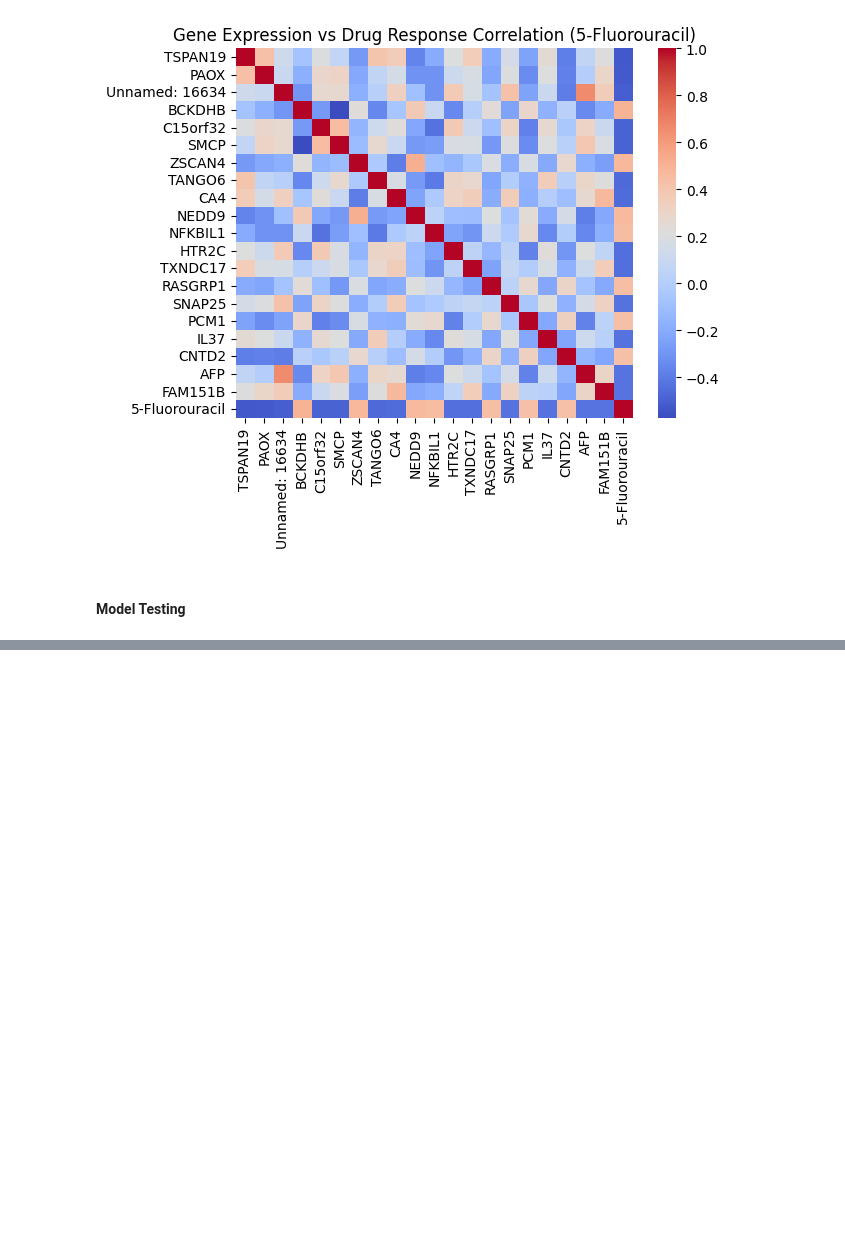
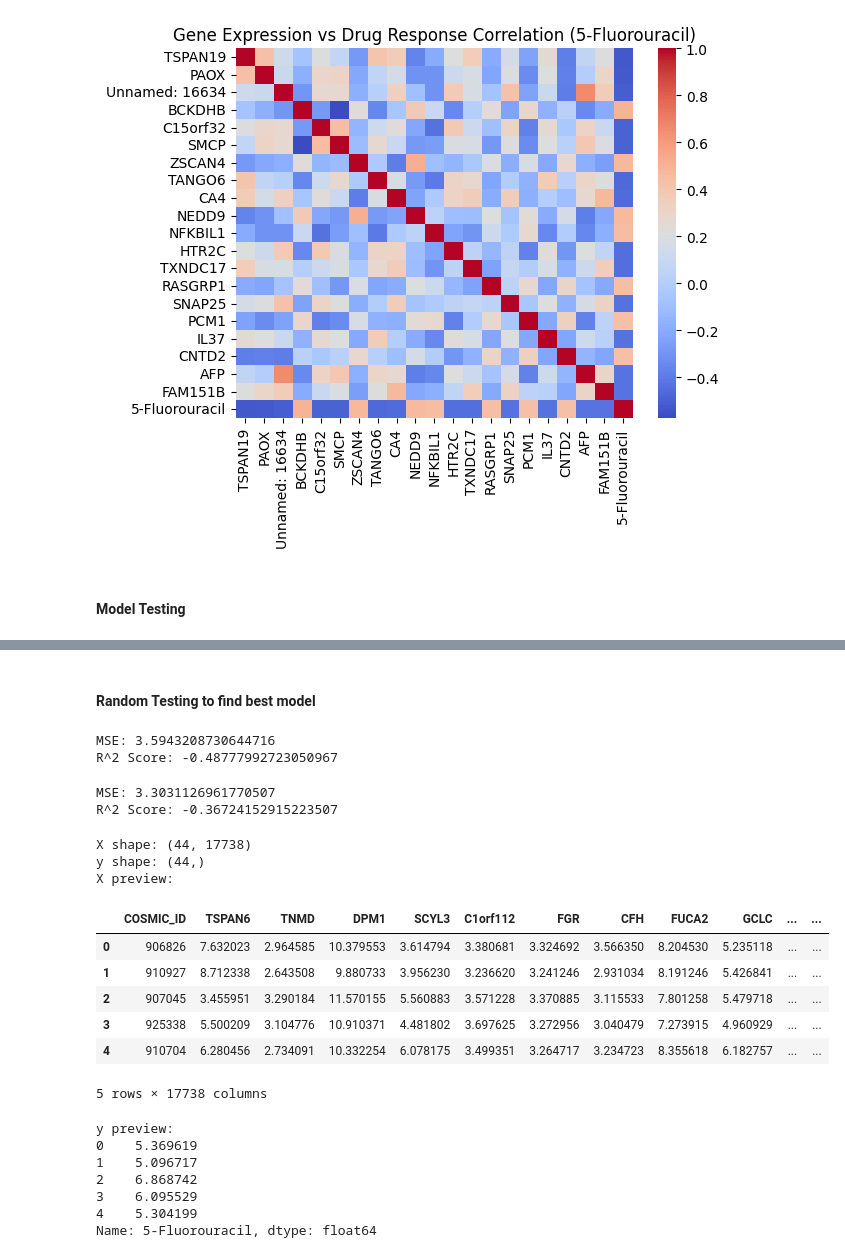
Before and after one commit to arnavisharsh/breast-cancer-response-to-drugs, a Jupyter notebook: notebooks/02_regression_model.ipynb, the cells around one changed output, grey strips where cells are left out. Drawn from its saved outputs; the diff is of its cells as text; code cells hidden in the pictures; blank space fills up the shorter version.

```diff
--- a/notebooks/02_regression_model.ipynb
+++ b/notebooks/02_regression_model.ipynb
@@ -93,0 +143,79 @@ plt.show()
+# %% [markdown]
+#### Random Testing to find best model
+# %%
+# Find top 100 most correlated features with y
+correlations = X_train.corrwith(y_train).abs().sort_values(ascending=False)
+top_features = correlations.head(100).index
+
+# Reduce your input
+X_train_reduced = X_train[top_features]
+X_test_reduced = X_test[top_features]
+
+
+## _____________________________________________________________________
+## Trying with reduced features
+
+regressor = GradientBoostingRegressor(n_estimators=200, learning_rate=0.05, random_state=42)
+regressor.fit(X_train_reduced, y_train)
+
+y_pred = regressor.predict(X_test_reduced)
+
+mse = mean_squared_error(y_test, y_pred)
+r2 = r2_score(y_test, y_pred)
+
+print("MSE:", mse)
+print("R^2 Score:", r2)
+# %% [output]
+MSE: 3.5943208730644716
+R^2 Score: -0.48777992723050967
+# %%
+# Find top 500 most correlated features with y
+correlations = X_train.corrwith(y_train).abs().sort_values(ascending=False)
+top_features = correlations.head(500).index
+
+# Reduce your input
+X_train_reduced = X_train[top_features]
+X_test_reduced = X_test[top_features]
+
+
+## _____________________________________________________________________
+## Trying with reduced features
+
+regressor = GradientBoostingRegressor(n_estimators=200, learning_rate=0.05, random_state=42)
+regressor.fit(X_train_reduced, y_train)
+
+y_pred = regressor.predict(X_test_reduced)
+
+mse = mean_squared_error(y_test, y_pred)
+r2 = r2_score(y_test, y_pred)
+
+print("MSE:", mse)
+print("R^2 Score:", r2)
+# %% [output]
+MSE: 3.3031126961770507
+R^2 Score: -0.36724152915223507
+# %%
+print("X shape:", X.shape)
+print("y shape:", y.shape)
+print("X preview:")
+display(X.head())
+print("y preview:")
+print(y.head())
+# %% [output]
+X shape: (44, 17738)
+y shape: (44,)
+X preview:
+|  | COSMIC_ID | TSPAN6 | TNMD | DPM1 | SCYL3 | C1orf112 | FGR | CFH | FUCA2 | GCLC | ... | ... |
+| 0 | 906826 | 7.632023 | 2.964585 | 10.379553 | 3.614794 | 3.380681 | 3.324692 | 3.566350 | 8.204530 | 5.235118 | ... | ... |
+| 1 | 910927 | 8.712338 | 2.643508 | 9.880733 | 3.956230 | 3.236620 | 3.241246 | 2.931034 | 8.191246 | 5.426841 | ... | ... |
+| 2 | 907045 | 3.455951 | 3.290184 | 11.570155 | 5.560883 | 3.571228 | 3.370885 | 3.115533 | 7.801258 | 5.479718 | ... | ... |
+| 3 | 925338 | 5.500209 | 3.104776 | 10.910371 | 4.481802 | 3.697625 | 3.272956 | 3.040479 | 7.273915 | 4.960929 | ... | ... |
+| 4 | 910704 | 6.280456 | 2.734091 | 10.332254 | 6.078175 | 3.499351 | 3.264717 | 3.234723 | 8.355618 | 6.182757 | ... | ... |
+5 rows × 17738 columns
+y preview:
+0    5.369619
+1    5.096717
+2    6.868742
+3    6.095529
+4    5.304199
+Name: 5-Fluorouracil, dtype: float64
```
Also changed, not shown: parts of 8 cells of this notebook.
